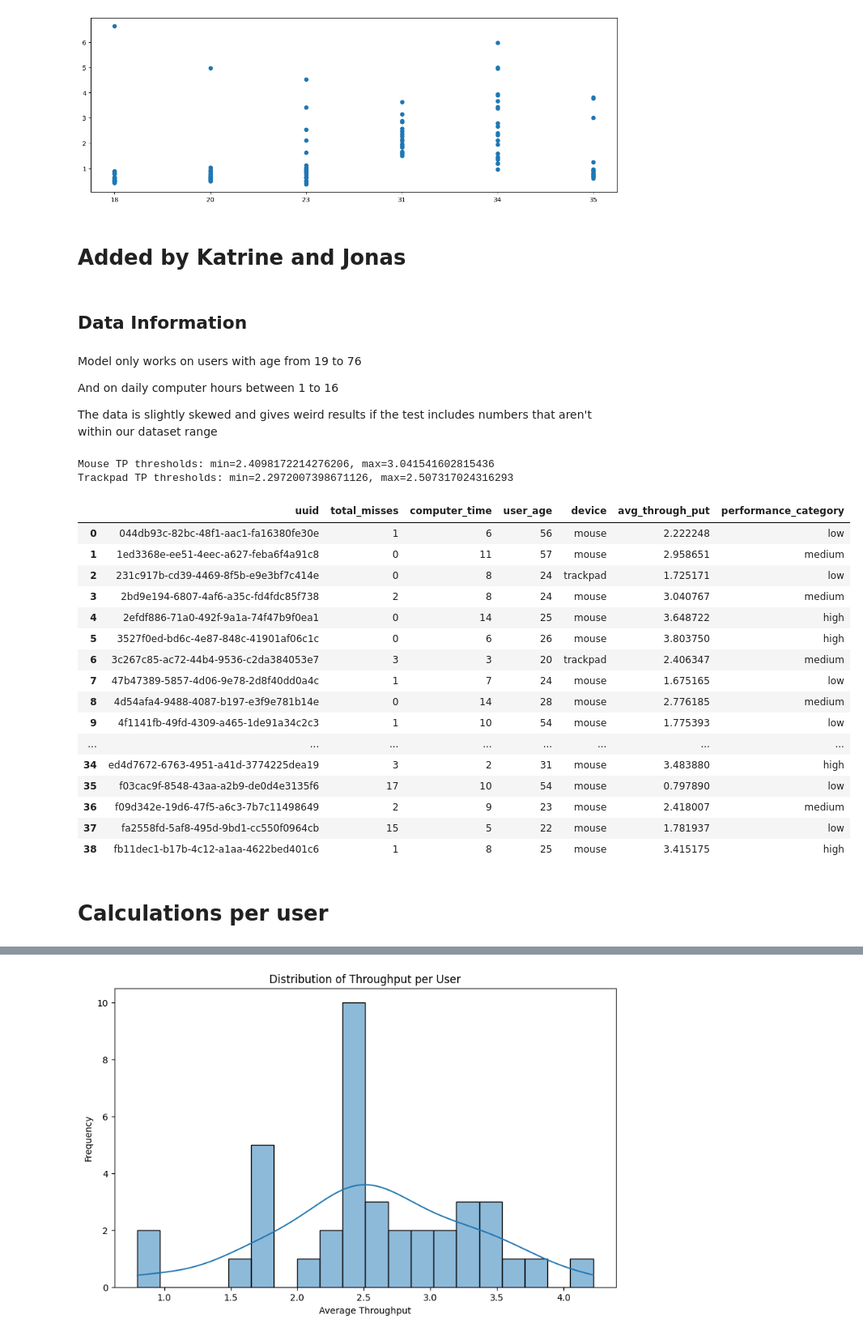
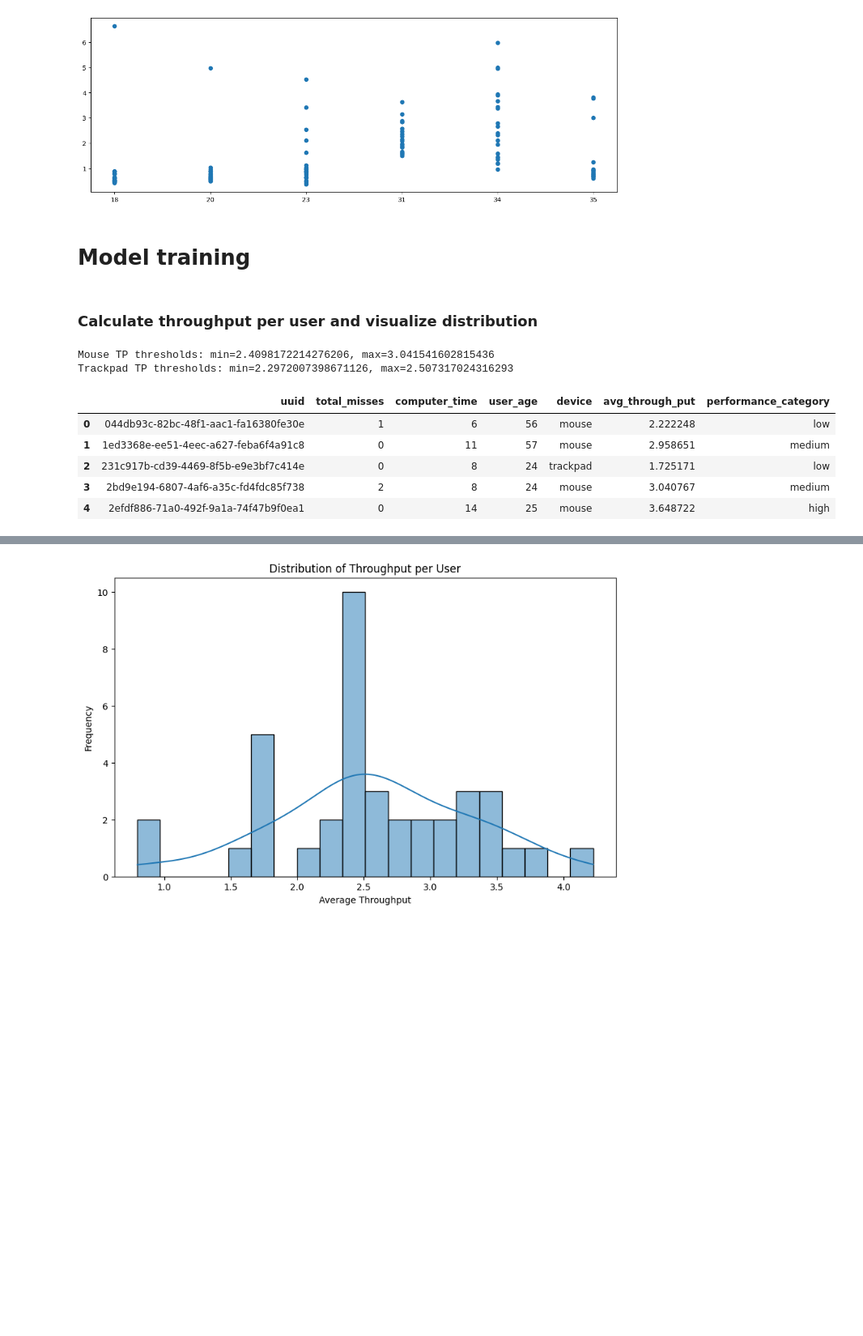
Before and after one commit to Baranuel/fitts-law-ML, a Jupyter notebook: fitts_law_ML.ipynb, the cells around one changed output, grey strips where cells are left out. Shown at 81% size. Drawn from its saved outputs; the diff is of its cells as text; code cells hidden in the pictures; blank space fills up the shorter version.

```diff
--- a/fitts_law_ML.ipynb
+++ b/fitts_law_ML.ipynb
@@ -164,87 +200,22 @@ suspicious_uuids.shape
 # %% [output]
 (131, 9)
 [figure]
-# %% [markdown]
-# Added by Katrine and Jonas
 # %% [markdown]
-## Data Information
+# Model training
 # %% [markdown]
-Model only works on users with age from 19 to 76
-
-And on daily computer hours between 1 to 16
-
-The data is slightly skewed and gives weird results if the test includes numbers that aren't within our dataset range
+### Calculate throughput per user and visualize distribution
 # %%
 # Calculate the Throughput performance according to Fitts' Law
 # TP = sum(ID) / sum(MT) for each user
-
-def get_user_category(avg_through_put, min, max):
-        if avg_through_put < min:
-            return 'low'
-        elif avg_through_put < max:
-            return 'medium'
-        else:
-            return 'high'
-
-
-def aggregate_throughput_per_user(dataframe):
-
-    grouped = dataframe.groupby('uuid').agg({
-        'index_difficulty': 'sum',
-        'movement_time': 'sum',
-        'misses': 'sum',
-        'device': 'first',
-        'computer_time': 'first',
-        'user_age': 'first'
-    }).reset_index()
-
-
-    grouped.loc[:,'avg_through_put'] = grouped['index_difficulty'] / grouped['movement_time']
-    grouped.loc[:,'total_misses'] = grouped['misses']
-
-    throughput_per_user = grouped[['uuid','total_misses','computer_time','user_age','device', 'avg_through_put']].copy()
-
-    mouse_users_df = throughput_per_user[throughput_per_user['device'] == 'mouse']
-    trackpad_users_df = throughput_per_user[throughput_per_user['device'] == 'trackpad']
-
-    min_mouse_tp, max_mouse_tp = mouse_users_df['avg_through_put'].quantile([0.33, 0.66])
-    min_trackpad_tp, max_trackpad_tp = trackpad_users_df['avg_through_put'].quantile([0.33, 0.66])
-
-    print(f"Mouse TP thresholds: min={min_mouse_tp}, max={max_mouse_tp}")
-    print(f"Trackpad TP thresholds: min={min_trackpad_tp}, max={max_trackpad_tp}")
-
-
-    for index, row in throughput_per_user.iterrows():
-        if row['device'] == 'mouse':
-            category = get_user_category(row['avg_through_put'], min_mouse_tp, max_mouse_tp)
-        else:
-            category = get_user_category(row['avg_through_put'], min_trackpad_tp, max_trackpad_tp)
-
-        throughput_per_user.at[index, 'performance_category'] = category
-
-    return throughput_per_user
-
-throughput_per_user = aggregate_throughput_per_user(data_cleaned)
-throughput_per_user
+user_based_data = aggregate_throughput_per_user(data_cleaned)
+user_based_data.sort_values('device')
+user_based_data.head(5)
 # %% [output]
 Mouse TP thresholds: min=2.4098172214276206, max=3.041541602815436
 Trackpad TP thresholds: min=2.2972007398671126, max=2.507317024316293
 |  | uuid | total_misses | computer_time | user_age | device | avg_through_put | performance_category |
 | 0 | 044db93c-82bc-48f1-aac1-fa16380fe30e | 1 | 6 | 56 | mouse | 2.222248 | low |
 | 1 | 1ed3368e-ee51-4eec-a627-feba6f4a91c8 | 0 | 11 | 57 | mouse | 2.958651 | medium |
 | 2 | 231c917b-cd39-4469-8f5b-e9e3bf7c414e | 0 | 8 | 24 | trackpad | 1.725171 | low |
 | 3 | 2bd9e194-6807-4af6-a35c-fd4fdc85f738 | 2 | 8 | 24 | mouse | 3.040767 | medium |
 | 4 | 2efdf886-71a0-492f-9a1a-74f47b9f0ea1 | 0 | 14 | 25 | mouse | 3.648722 | high |
-| 5 | 3527f0ed-bd6c-4e87-848c-41901af06c1c | 0 | 6 | 26 | mouse | 3.803750 | high |
-| 6 | 3c267c85-ac72-44b4-9536-c2da384053e7 | 3 | 3 | 20 | trackpad | 2.406347 | medium |
-| 7 | 47b47389-5857-4d06-9e78-2d8f40dd0a4c | 1 | 7 | 24 | mouse | 1.675165 | low |
-| 8 | 4d54afa4-9488-4087-b197-e3f9e781b14e | 0 | 14 | 28 | mouse | 2.776185 | medium |
-| 9 | 4f1141fb-49fd-4309-a465-1de91a34c2c3 | 1 | 10 | 54 | mouse | 1.775393 | low |
-| ... | ... | ... | ... | ... | ... | ... | ... |
-| 34 | ed4d7672-6763-4951-a41d-3774225dea19 | 3 | 2 | 31 | mouse | 3.483880 | high |
-| 35 | f03cac9f-8548-43aa-a2b9-de0d4e3135f6 | 17 | 10 | 54 | mouse | 0.797890 | low |
-| 36 | f09d342e-19d6-47f5-a6c3-7b7c11498649 | 2 | 9 | 23 | mouse | 2.418007 | medium |
-| 37 | fa2558fd-5af8-495d-9bd1-cc550f0964cb | 15 | 5 | 22 | mouse | 1.781937 | low |
-| 38 | fb11dec1-b17b-4c12-a1aa-4622bed401c6 | 1 | 8 | 25 | mouse | 3.415175 | high |
-# %% [markdown]
-# Calculations per user
```
Also changed, not shown: parts of 31 cells of this notebook.
